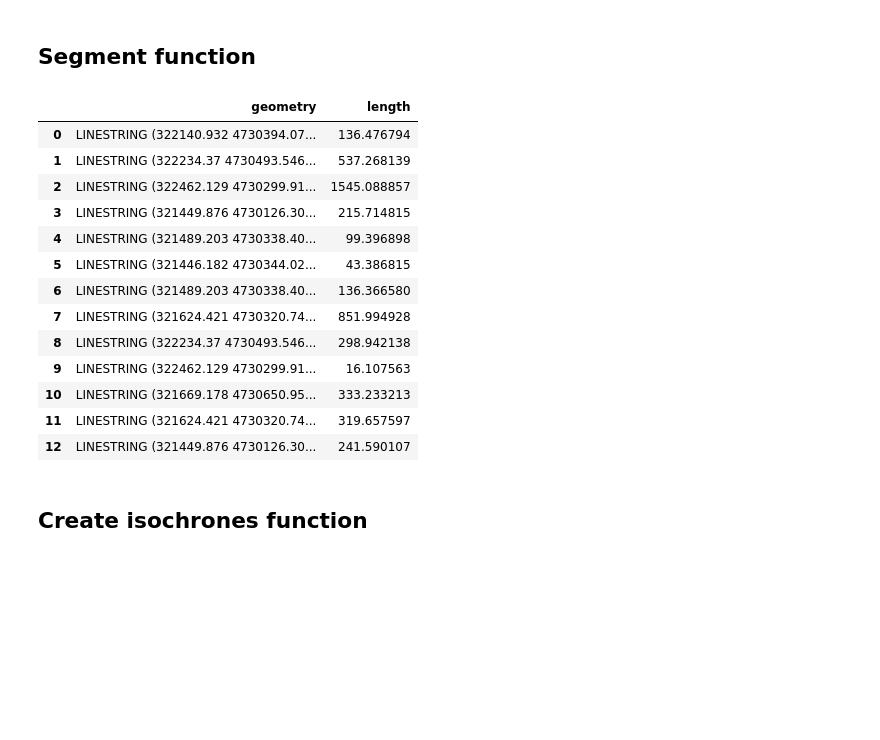
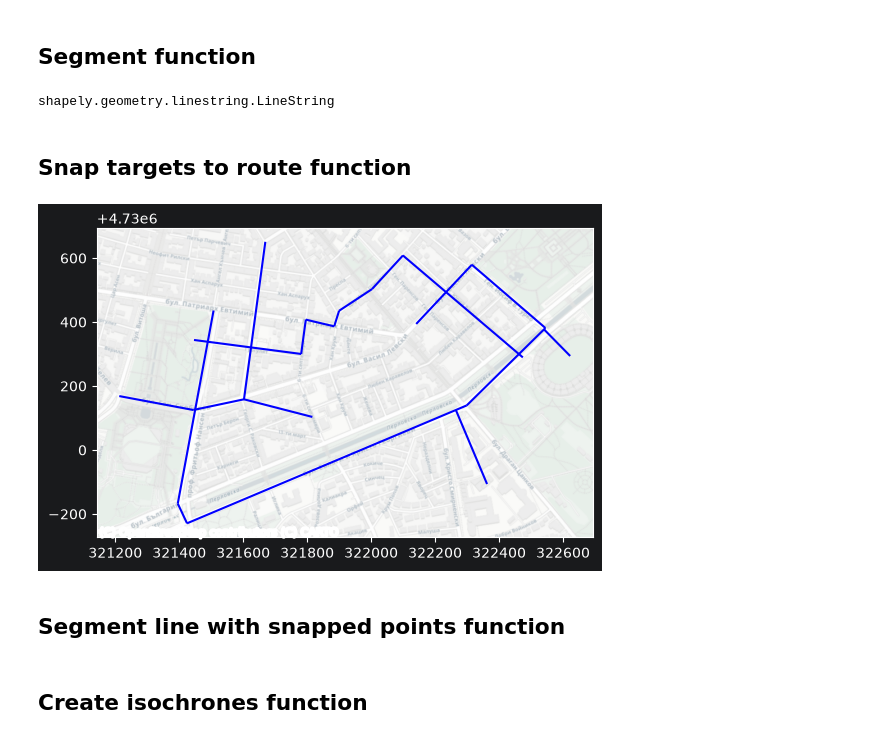
Before and after one commit to NikitaALSI/Izochrones, a Jupyter notebook: Development/Playground.ipynb, the cells around one changed output. Saved outputs shown, nothing was run; the diff lists cells and outputs as text; code cells hidden in the pictures; blank space fills up the shorter version.

Commit message:
Developed and tested all helper functions

```diff
--- a/Development/Playground.ipynb
+++ b/Development/Playground.ipynb
@@ -32,28 +46,43 @@ get_centroids(gdf_shape)
 | 2 | 3 | third | MULTIPOLYGON (((322285.486 472970... | POINT (322362.492 4729893.569) |
 # %% [markdown]
 ## Segment function
-# %%
-def segment_lines(gdf_polylines):
-    gdf_polylines = validate_crs(gdf_polylines)
-    segmented_lines = unary_union(gdf_polylines.geometry)
-    segmented_gdf = gpd.GeoDataFrame(geometry=gpd.GeoSeries(list(segmented_lines.geoms)), crs=gdf_polylines.crs)
-    segmented_gdf['length'] = segmented_gdf.geometry.length
-    return segmented_gdf
+# %%
+def segment_lines(gdf_polylines):
+    gdf_polylines = validate_crs(gdf_polylines)
+
+    segmented_lines = unary_union(gdf_polylines.geometry)
+    segmented_lines = shapely.get_parts(segmented_lines)
+    segments = []
+    for line in segmented_lines:
+        coords = list(line.coords)
+        for i in range(len(coords) - 1):
+            segments.append(shapely.geometry.LineString([coords[i], coords[i + 1]]))
+
+    return gpd.GeoDataFrame(geometry=segments, crs=gdf_polylines.crs)
 # %%
 gdf_lines = gpd.read_file('test_lines2.gpkg')
-segment_lines(gdf_lines) #.to_file('test_lines_result.gpkg')
+type(segment_lines(gdf_lines).geometry.loc[23])
 # %% [output]
-|  | geometry | length |
-| 0 | LINESTRING (322140.932 4730394.07... | 136.476794 |
-| 1 | LINESTRING (322234.37 4730493.546... | 537.268139 |
-| 2 | LINESTRING (322462.129 4730299.91... | 1545.088857 |
-| 3 | LINESTRING (321449.876 4730126.30... | 215.714815 |
-| 4 | LINESTRING (321489.203 4730338.40... | 99.396898 |
-| 5 | LINESTRING (321446.182 4730344.02... | 43.386815 |
-| 6 | LINESTRING (321489.203 4730338.40... | 136.366580 |
-| 7 | LINESTRING (321624.421 4730320.74... | 851.994928 |
-| 8 | LINESTRING (322234.37 4730493.546... | 298.942138 |
-| 9 | LINESTRING (322462.129 4730299.91... | 16.107563 |
-| 10 | LINESTRING (321669.178 4730650.95... | 333.233213 |
-| 11 | LINESTRING (321624.421 4730320.74... | 319.657597 |
-| 12 | LINESTRING (321449.876 4730126.30... | 241.590107 |
+shapely.geometry.linestring.LineString
+# %% [markdown]
+## Snap targets to route function
+# %%
+def snap_points_to_route(gdf_polylines, gdf):
+    gdf_polylines = validate_crs(gdf_polylines)
+    gdf = validate_crs(gdf)
+
+    gdf_snapped = gpd.sjoin_nearest(get_centroids(gdf), gdf_polylines, how='left')[['shape_centroid', 'index_right']].drop_duplicates(subset='shape_centroid')
+    gdf_snapped = gdf_snapped.merge(gdf_polylines[['geometry']], left_on='index_right', right_index=True)
+    gdf_snapped['start_line'] = gdf_snapped['geometry'].interpolate(gdf_snapped['geometry'].project(gdf_snapped['shape_centroid']))
+    new_rows = []
+    for row in gdf_snapped.iloc:
+        new_rows.append({'geometry': LineString([row['start_line'], row['shape_centroid']])})
+    new_gdf = gpd.GeoDataFrame(new_rows, crs=gdf_polylines.crs)
+    return pd.concat([gdf_polylines, new_gdf], ignore_index=True)
+    # return gdf_snapped
+# %%
+snapped_targets = snap_points_to_route(segment_lines(gdf_lines), get_centroids(gdf_shape))
+# snapped_targets
+plot_maps((snapped_targets, 'blue'))
+# %% [output]
+[figure, added]
@@ -59,0 +91,2 @@ segment_lines(gdf_lines) #.to_file('test_lines_result.gpkg')
+# %% [markdown]
+## Segment line with snapped points function
```
Also changed, not shown: parts of 11 cells of this notebook.
